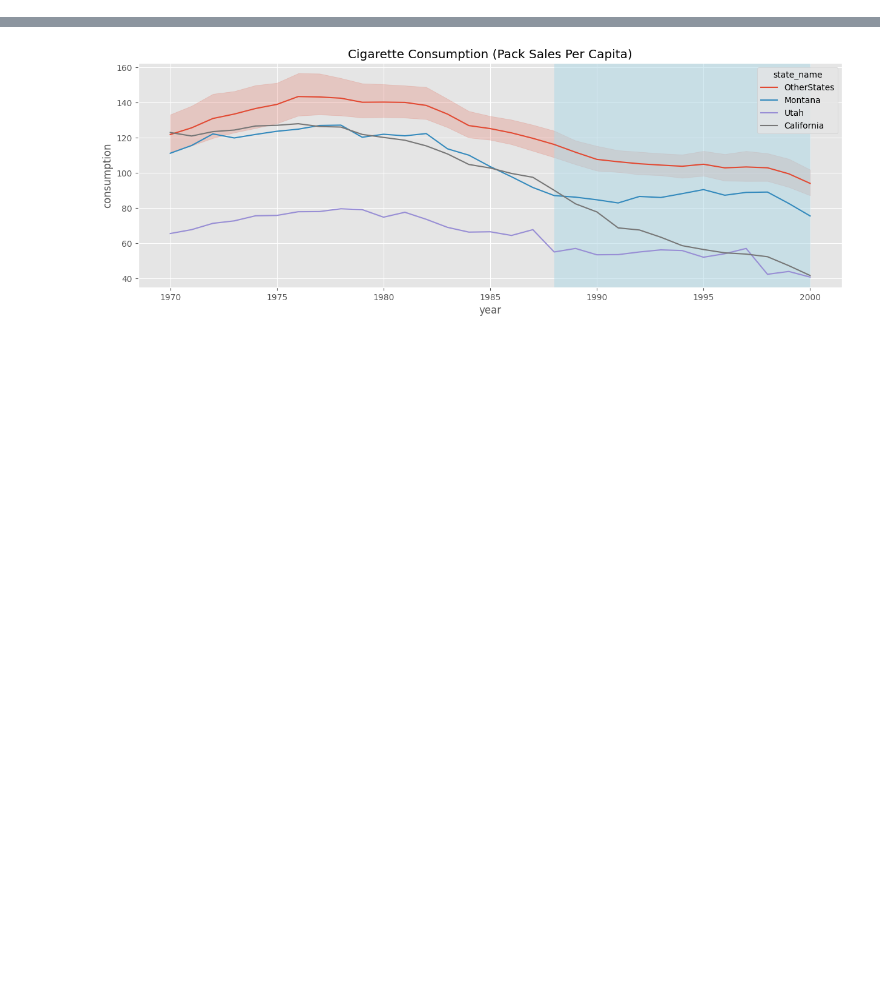
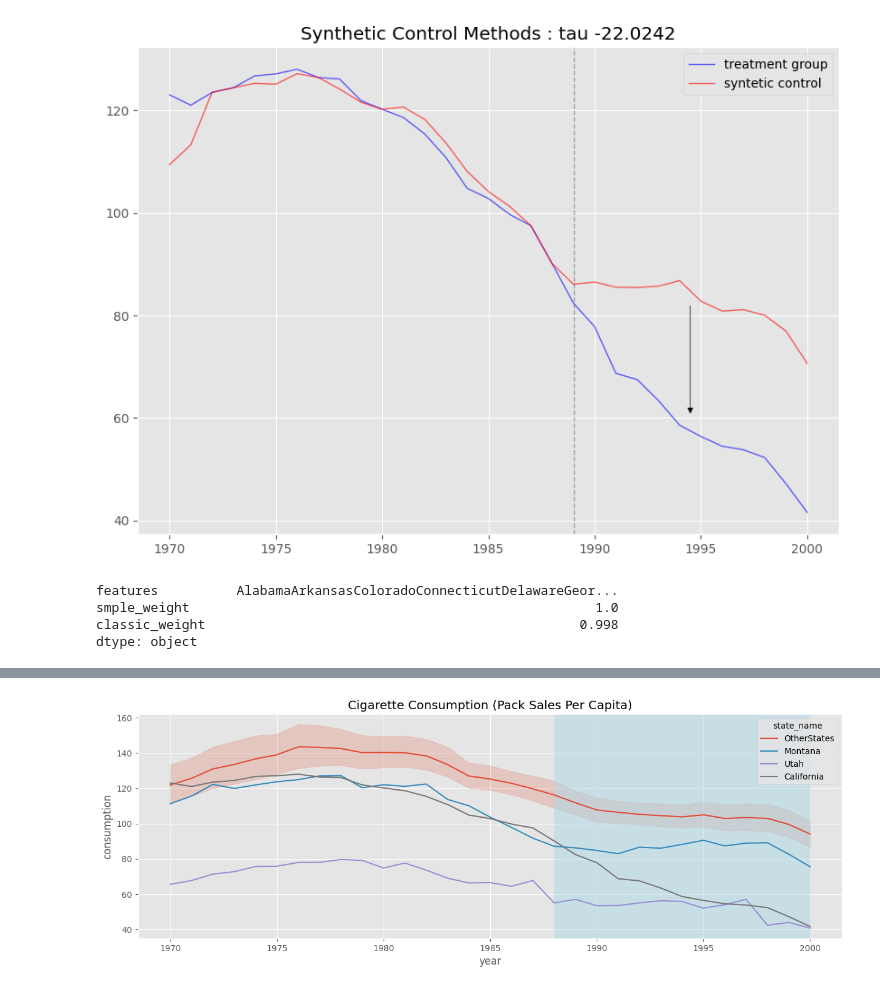
Before and after one commit to MasaAsami/pysynthdid, a Jupyter notebook: notebook/ClassicSCM.ipynb, the cells around one changed output, grey strips where cells are left out. Cells and saved outputs as stored; diff of their text form; code cells hidden in the pictures; blank space fills up the shorter version.

Commit message:
[add] classic SCM function

```diff
--- a/notebook/ClassicSCM.ipynb
+++ b/notebook/ClassicSCM.ipynb
@@ -27,4 +27,3 @@ POST_TEREM = [1989, 2000]
 TREATMENT = ["California"]
 
 sdid = SynthDID(df, PRE_TEREM, POST_TEREM, TREATMENT)
-sdid.fit(zeta_type="base")
@@ -49,0 +30,4 @@ hat_omega_sc.query("sc_weight >0").sort_values(
+# %%
+sdid.fit(zeta_type="base", simple_sc=True)
+hat_omega_simple = sdid.estimated_params(model="sc")
+sdid.plot(model="sc")
@@ -49,0 +36,19 @@ hat_omega_sc.query("sc_weight >0").sort_values(
+# %%
+sdid.fit(zeta_type="base", simple_sc=False)
+hat_omega_classic = sdid.estimated_params(model="sc")
+sdid.plot(model="sc")
+# %% [output]
+[figure, added]
+# %%
+omega_result = pd.merge(
+    hat_omega_simple.rename(columns={"sc_weight" : "smple_weight"}),
+    hat_omega_classic.rename(columns={"sc_weight" : "classic_weight"}),
+    on = "features",
+    how="left"
+)
+omega_result.sum()
+# %% [output]
+features          AlabamaArkansasColoradoConnecticutDelawareGeor...
+smple_weight                                                    1.0
+classic_weight                                                0.998
+dtype: object
```
Also changed, not shown: parts of 17 cells of this notebook, 2 other files.
